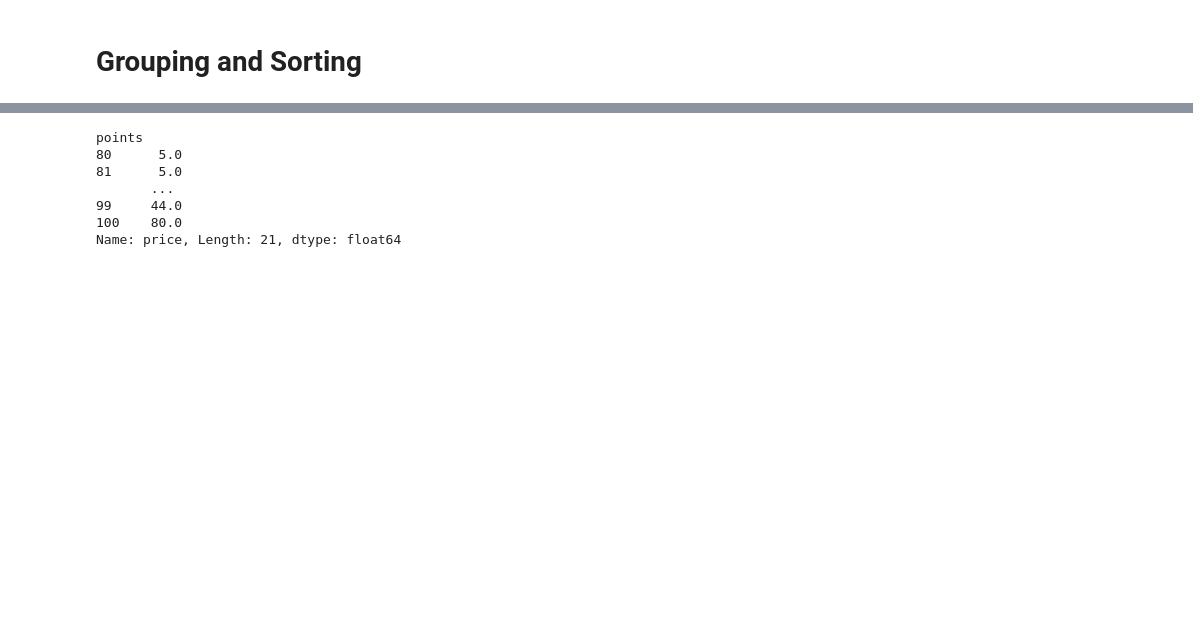
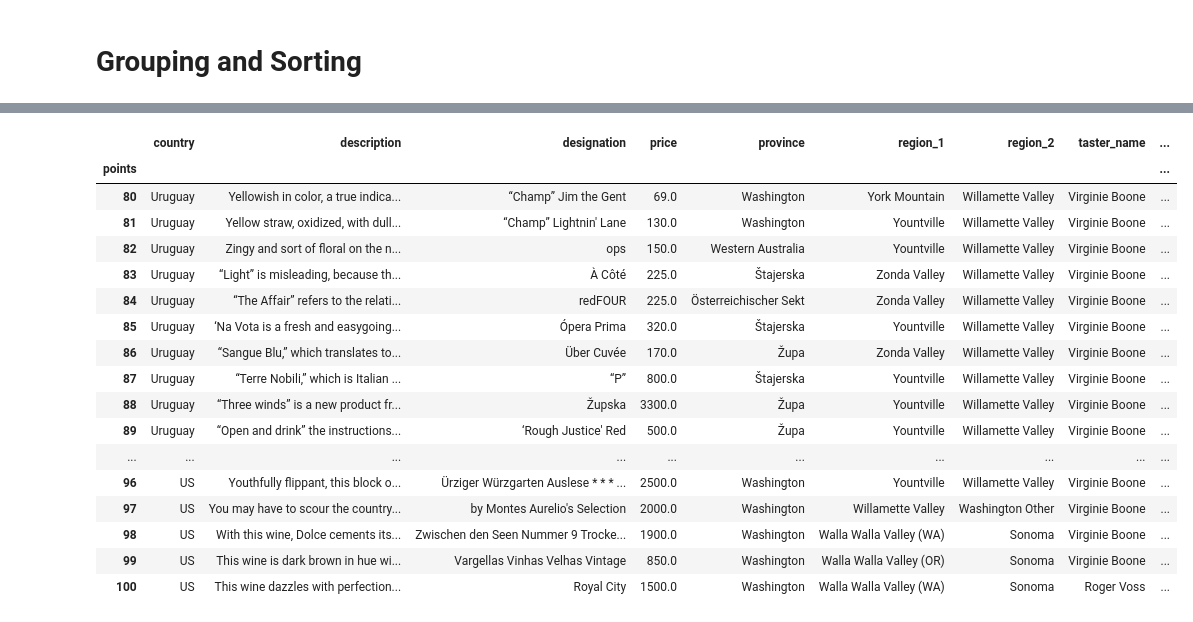
Before and after one commit to SurfyPenguin/ml-basics, a Jupyter notebook: src/pandas_/grouping-and-sorting/main.ipynb, the cells around one changed output, grey strips where cells are left out. Cells and saved outputs as stored; diff of their text form; code cells hidden in the pictures; blank space fills up the shorter version.

```diff
--- a/src/pandas_/grouping-and-sorting/main.ipynb
+++ b/src/pandas_/grouping-and-sorting/main.ipynb
@@ -28,10 +36,21 @@ Name: points, Length: 21, dtype: int64
 # %%
-reviews.groupby("points").price.min()
+reviews.groupby("points").max()
 # %% [output]
-points
-80      5.0
-81      5.0
-       ...
-99     44.0
-100    80.0
-Name: price, Length: 21, dtype: float64
+|  | country | description | designation | price | province | region_1 | region_2 | taster_name | ... |
+| points |  |  |  |  |  |  |  |  | ... |
+| 80 | Uruguay | Yellowish in color, a true indica... | “Champ” Jim the Gent | 69.0 | Washington | York Mountain | Willamette Valley | Virginie Boone | ... |
+| 81 | Uruguay | Yellow straw, oxidized, with dull... | “Champ” Lightnin' Lane | 130.0 | Washington | Yountville | Willamette Valley | Virginie Boone | ... |
+| 82 | Uruguay | Zingy and sort of floral on the n... | ops | 150.0 | Western Australia | Yountville | Willamette Valley | Virginie Boone | ... |
+| 83 | Uruguay | “Light” is misleading, because th... | À Côté | 225.0 | Štajerska | Zonda Valley | Willamette Valley | Virginie Boone | ... |
+| 84 | Uruguay | “The Affair” refers to the relati... | redFOUR | 225.0 | Österreichischer Sekt | Zonda Valley | Willamette Valley | Virginie Boone | ... |
+| 85 | Uruguay | ‘Na Vota is a fresh and easygoing... | Ópera Prima | 320.0 | Štajerska | Yountville | Willamette Valley | Virginie Boone | ... |
+| 86 | Uruguay | “Sangue Blu,” which translates to... | Über Cuvée | 170.0 | Župa | Zonda Valley | Willamette Valley | Virginie Boone | ... |
+| 87 | Uruguay | “Terre Nobili,” which is Italian ... | “P” | 800.0 | Štajerska | Yountville | Willamette Valley | Virginie Boone | ... |
+| 88 | Uruguay | “Three winds” is a new product fr... | Župska | 3300.0 | Župa | Yountville | Willamette Valley | Virginie Boone | ... |
+| 89 | Uruguay | “Open and drink” the instructions... | ‘Rough Justice' Red | 500.0 | Župa | Yountville | Willamette Valley | Virginie Boone | ... |
+| ... | ... | ... | ... | ... | ... | ... | ... | ... | ... |
+| 96 | US | Youthfully flippant, this block o... | Ürziger Würzgarten Auslese * * * ... | 2500.0 | Washington | Yountville | Willamette Valley | Virginie Boone | ... |
+| 97 | US | You may have to scour the country... | by Montes Aurelio's Selection | 2000.0 | Washington | Willamette Valley | Washington Other | Virginie Boone | ... |
+| 98 | US | With this wine, Dolce cements its... | Zwischen den Seen Nummer 9 Trocke... | 1900.0 | Washington | Walla Walla Valley (WA) | Sonoma | Virginie Boone | ... |
+| 99 | US | This wine is dark brown in hue wi... | Vargellas Vinhas Velhas Vintage | 850.0 | Washington | Walla Walla Valley (OR) | Sonoma | Virginie Boone | ... |
+| 100 | US | This wine dazzles with perfection... | Royal City | 1500.0 | Washington | Walla Walla Valley (WA) | Sonoma | Roger Voss | ... |
```
Also changed, not shown: parts of 7 cells of this notebook.
